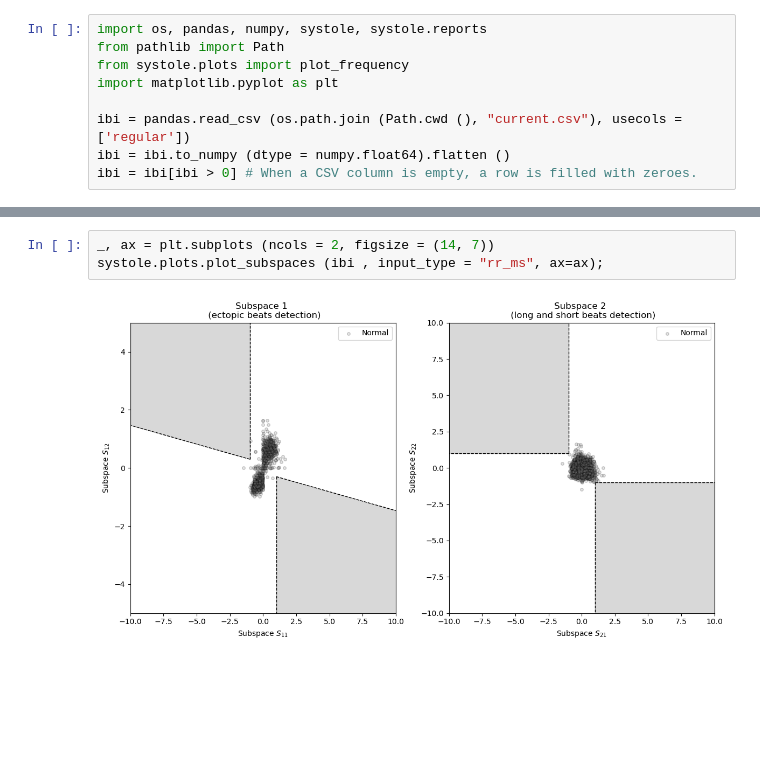
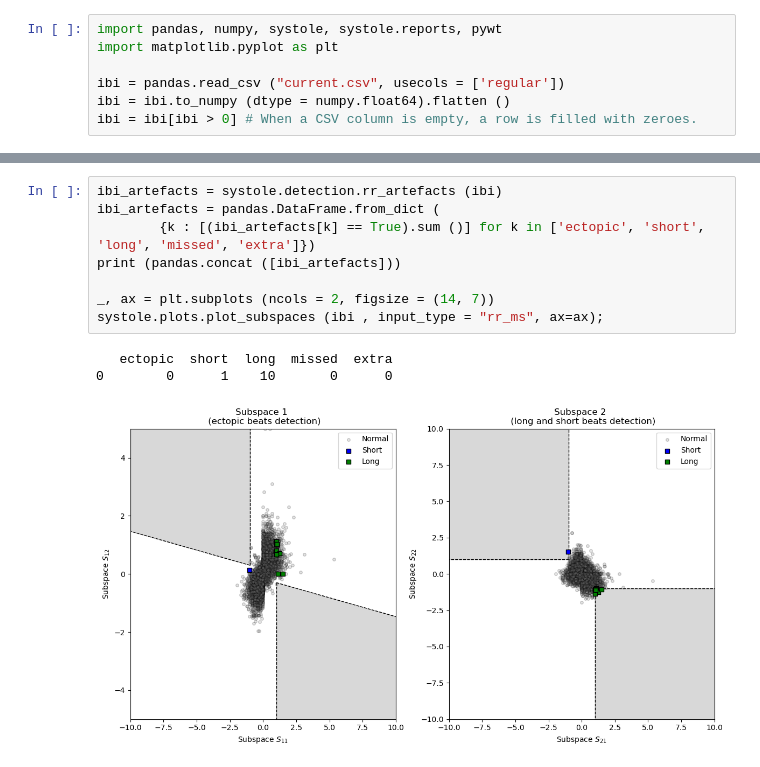
Before and after one commit to ryobg/heartbeats, a Jupyter notebook: parsing/research.ipynb, the cells around one changed output, grey strips where cells are left out. Saved outputs shown, nothing was run; the diff lists cells and outputs as text; blank space fills up the shorter version.

```diff
--- a/parsing/research.ipynb
+++ b/parsing/research.ipynb
@@ -1,10 +1,8 @@
 # %%
-import os, pandas, numpy, systole, systole.reports
-from pathlib import Path
-from systole.plots import plot_frequency
+import pandas, numpy, systole, systole.reports, pywt
 import matplotlib.pyplot as plt
 
-ibi = pandas.read_csv (os.path.join (Path.cwd (), "current.csv"), usecols = ['regular'])
+ibi = pandas.read_csv ("current.csv", usecols = ['regular'])
 ibi = ibi.to_numpy (dtype = numpy.float64).flatten ()
 ibi = ibi[ibi > 0] # When a CSV column is empty, a row is filled with zeroes.
 # %% [markdown]
@@ -135,7 +189,14 @@ will be more sensitive to long or short beats, comprizing the extra and missed b
 indicate the range of unlikely values considering each artefacts subtype. The intervals that are falling in these areas
 will be labelled as irregular.
 # %%
+ibi_artefacts = systole.detection.rr_artefacts (ibi)
+ibi_artefacts = pandas.DataFrame.from_dict (
+        {k : [(ibi_artefacts[k] == True).sum ()] for k in ['ectopic', 'short', 'long', 'missed', 'extra']})
+print (pandas.concat ([ibi_artefacts]))
+
 _, ax = plt.subplots (ncols = 2, figsize = (14, 7))
 systole.plots.plot_subspaces (ibi , input_type = "rr_ms", ax=ax);
 # %% [output]
+   ectopic  short  long  missed  extra
+0        0      1    10       0      0
-[figure, old version]
+[figure, new version]
```
Also changed, not shown: parts of 9 cells of this notebook, 3 other files.
